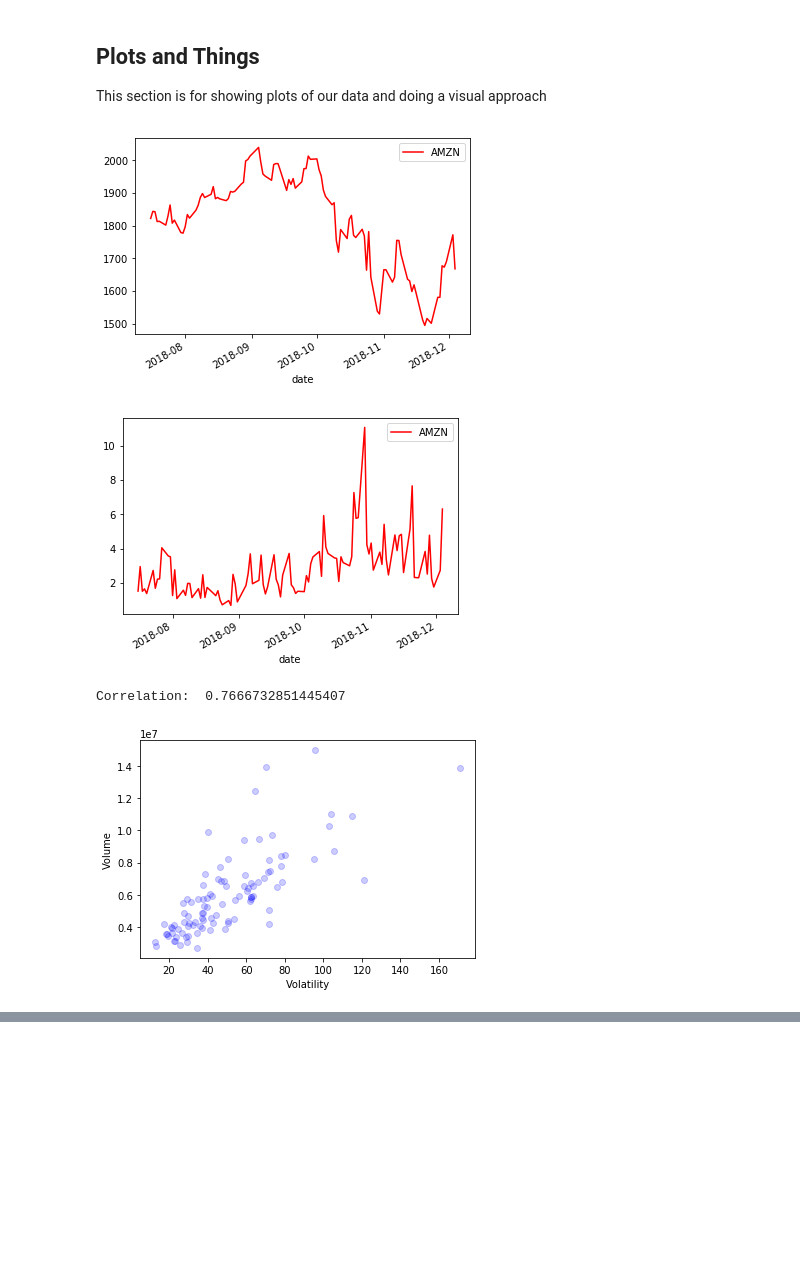
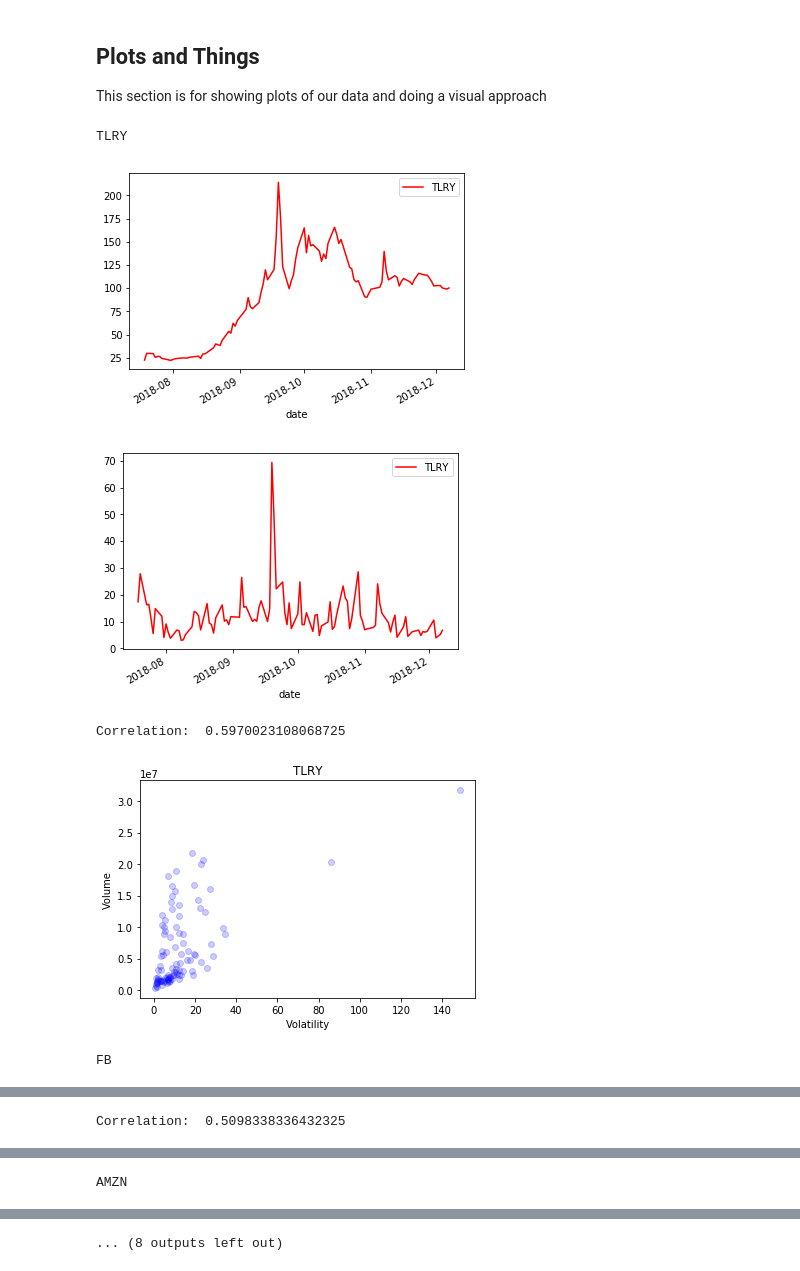
Before and after one commit to fairfield-university-ba505-fall2018/final-project-stuart-s-suicide-squad, a Jupyter notebook: Brian/front_end.ipynb, the cells around one changed output, grey strips where cells are left out. Cells and saved outputs as stored; diff of their text form; code cells hidden in the pictures; blank space fills up the shorter version.

```diff
--- a/Brian/front_end.ipynb
+++ b/Brian/front_end.ipynb
@@ -61,0 +127,4 @@ Todays Price Fluctuation:  6.31%
+# %%
+for symbol in range(0,stock_dfs_length):
+    print(symbols[symbol])
+    bk.todays_summary(stock_dfs[symbol]) #add the other variables to this summary in the abo
@@ -63,12 +150,18 @@ Todays Price Fluctuation:  6.31%
 ## Plots and Things
 
 This section is for showing plots of our data and doing a visual approach
-# %%
-bk.plot_price_vs_time(df_user)
-bk.plot_fluc_vs_time(df_user)
-bk.plot_volume_vs_volatiltiy(df_user)
-# %% [output]
-[figure, removed]
-[figure, removed]
-Correlation:  0.7666732851445407
-[figure, removed]
+# %%
+for symbol in range(0,stock_dfs_length):
+    df = stock_dfs[symbol]
+    symbol = symbols[symbol]
+    print(symbol)
+    bk.plot_price_vs_time(df, symbol)
+    bk.plot_fluc_vs_time(df, symbol)
+    bk.plot_volume_vs_volatiltiy(df, symbol)
+# %% [output]
+TLRY
+[figure, added]
+[figure, added]
+Correlation:  0.5970023108068725
+[figure, added]
+FB
@@ -74,0 +170 @@ Correlation:  0.7666732851445407
+Correlation:  0.5098338336432325
@@ -74,0 +172 @@ Correlation:  0.7666732851445407
+AMZN
@@ -74,0 +174 @@ Correlation:  0.7666732851445407
+... (8 outputs left out)
```
Also changed, not shown: parts of 7 cells of this notebook, 1 other file.
